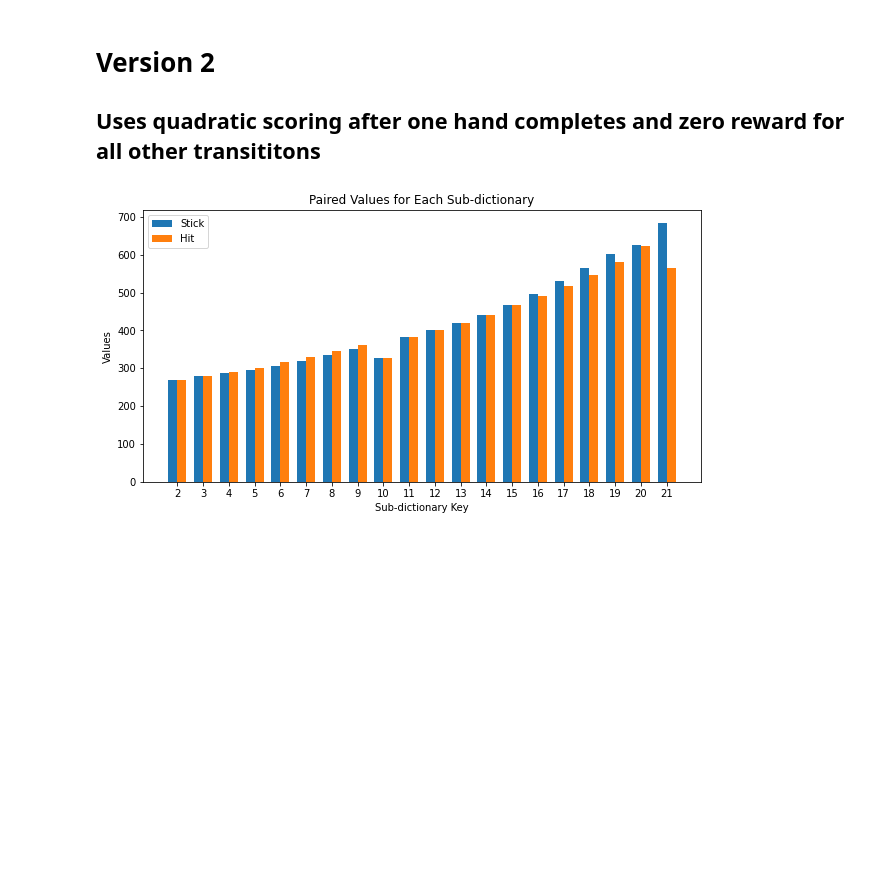
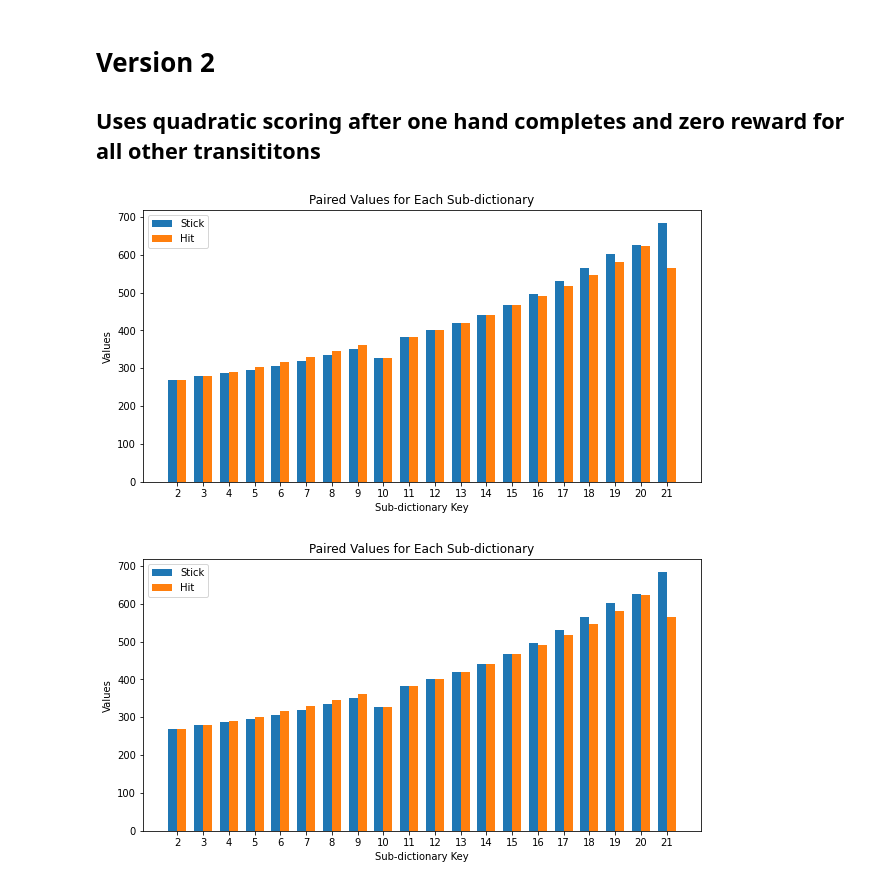
Before and after one commit to artemi8/RL-black-jack, a Jupyter notebook: Black-Jack-Monte-Carlo-ES-FiniteDeck.ipynb, the cells around one changed output. Saved outputs shown, nothing was run; the diff lists cells and outputs as text; code cells hidden in the pictures; blank space fills up the shorter version.

```diff
--- a/Black-Jack-Monte-Carlo-ES-FiniteDeck.ipynb
+++ b/Black-Jack-Monte-Carlo-ES-FiniteDeck.ipynb
@@ -167,6 +170,10 @@ for i in tqdm(list(range(total_episodes))):
 
     agent_v1.policy_evaluation(episode)
     # episodes.append(episode)
+# %%
+plot_Q_values(agent_v1.Q)
+# %% [output]
+[figure, added]
 # %%
 plot_Q_values(agent_v1.Q)
 # %% [output]
```
Also changed, not shown: parts of 3 cells of this notebook, 1 other file.
